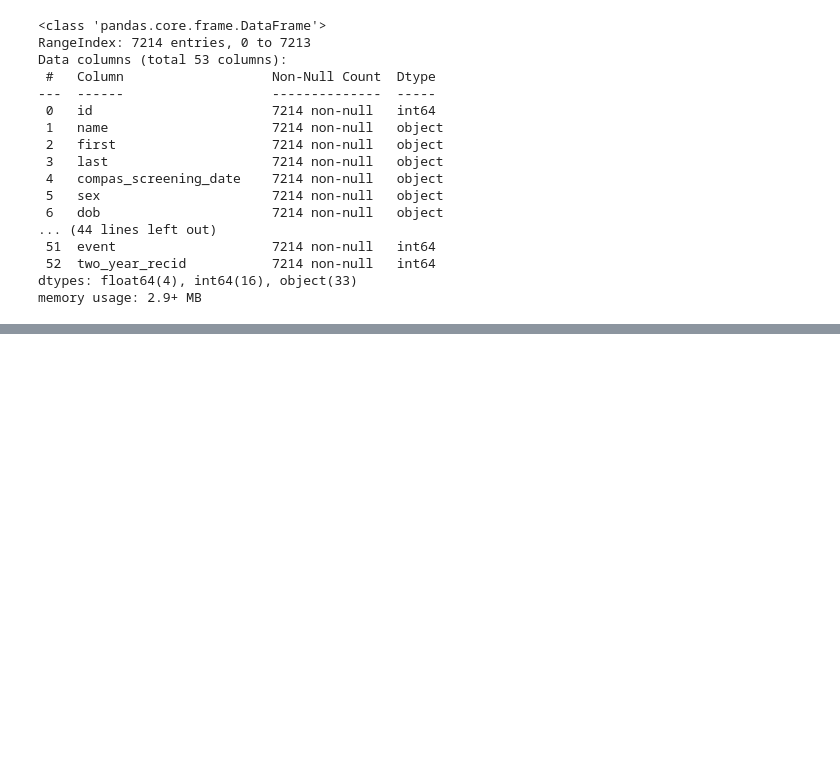
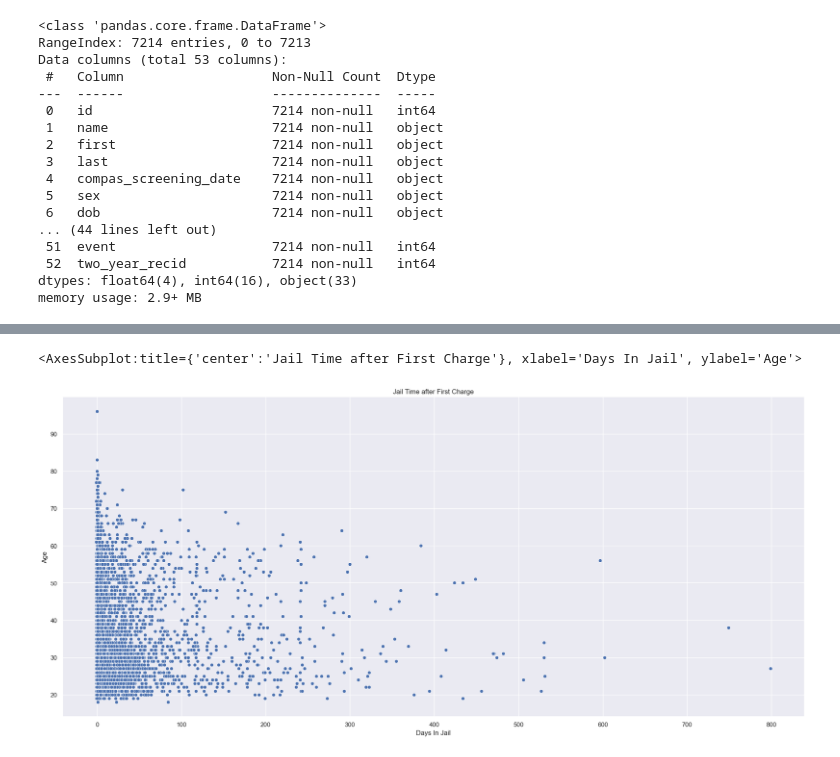
Before and after one commit to ApuAdh/DataScienceOne, a Jupyter notebook: Code Templates/SeabornFundamentals.ipynb, the cells around one changed output, grey strips where cells are left out. Saved outputs shown, nothing was run; the diff lists cells and outputs as text; code cells hidden in the pictures; blank space fills up the shorter version.

```diff
--- a/Code Templates/SeabornFundamentals.ipynb
+++ b/Code Templates/SeabornFundamentals.ipynb
@@ -67,0 +56,12 @@ print(max(df["age"].unique()))
+# %%
+#ChatGPTSolution
+df['start_date'] = pd.to_datetime(df.iloc[:, 16], errors='coerce')
+df['end_date'] = pd.to_datetime(df.iloc[:, 17], errors='coerce')
+df['days_in_jail'] = (df['end_date'] - df['start_date']).dt.days.fillna(0).astype(int)
+df.drop(['start_date', 'end_date'], axis=1, inplace=True)
+SP = sns.scatterplot(data=df, x="days_in_jail", y="age")
+SP.set(xlabel="Days In Jail", ylabel="Age", title="Jail Time after First Charge")
+SP
+# %% [output]
+<AxesSubplot:title={'center':'Jail Time after First Charge'}, xlabel='Days In Jail', ylabel='Age'>
+[figure, added]
```
Also changed, not shown: parts of 8 cells of this notebook.
